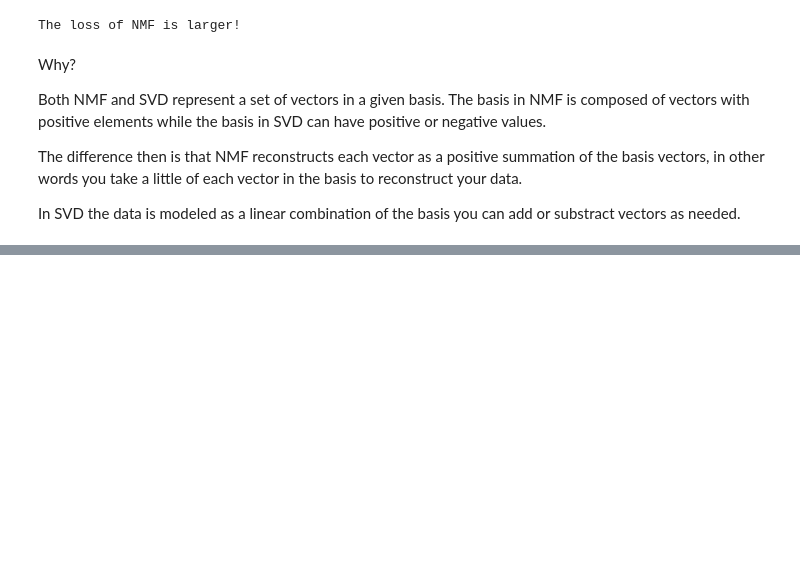
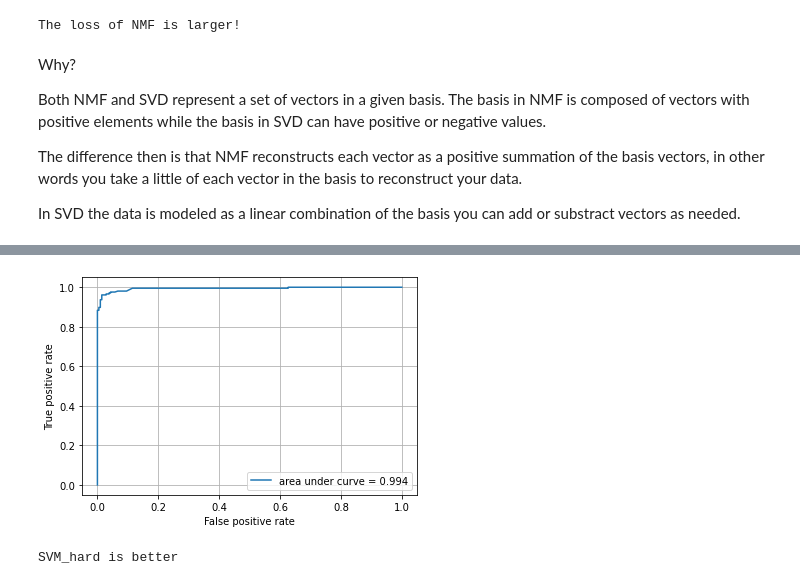
Before and after one commit to zhz03/ECE219_data_mining_project, a Jupyter notebook: Project_1/Project1.ipynb, the cells around one changed output, grey strips where cells are left out. Cells and saved outputs as stored; diff of their text form; code cells hidden in the pictures; blank space fills up the shorter version.

```diff
--- a/Project_1/Project1.ipynb
+++ b/Project_1/Project1.ipynb
@@ -306,0 +399,15 @@ In SVD the data is modeled as a linear combination of the basis you can add or s
+# %%
+# plot ROC curve for svm_hard
+score_soft = svm_soft.decision_function(X_test_lsi)
+fpr_soft,tpr_soft,_ = metrics.roc_curve(test_label,score_soft)
+auc_soft = plot_ROC(fpr_soft,tpr_soft)
+# %% [output]
+[figure, added]
+# %%
+# comparison
+if auc_hard > auc_soft:
+    print('SVM_hard is better')
+else:
+    print('SVM_soft is better')
+# %% [output]
+SVM_hard is better
```
Also changed, not shown: parts of 15 cells of this notebook.
